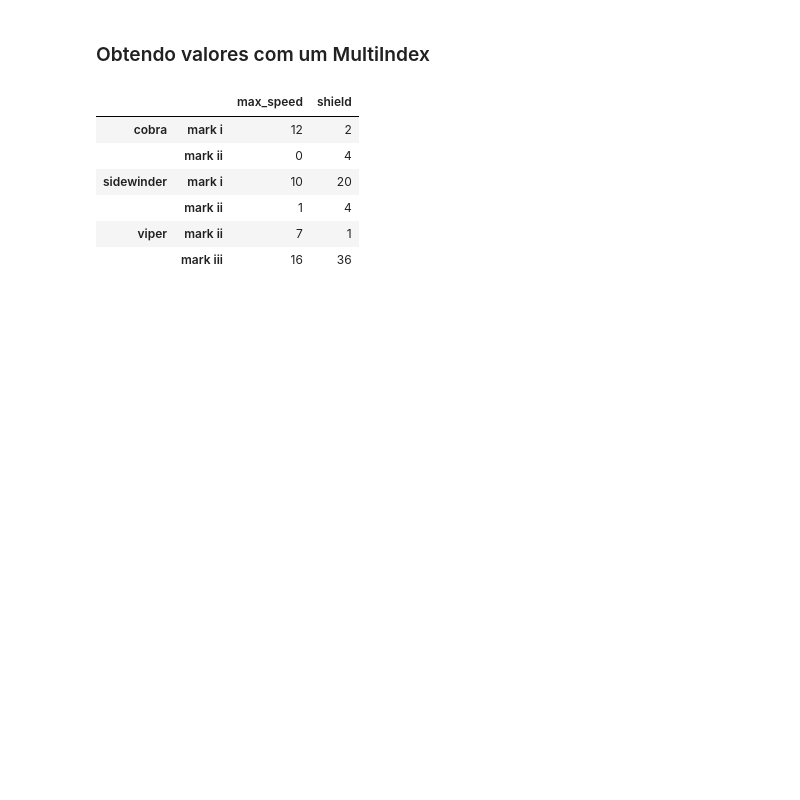
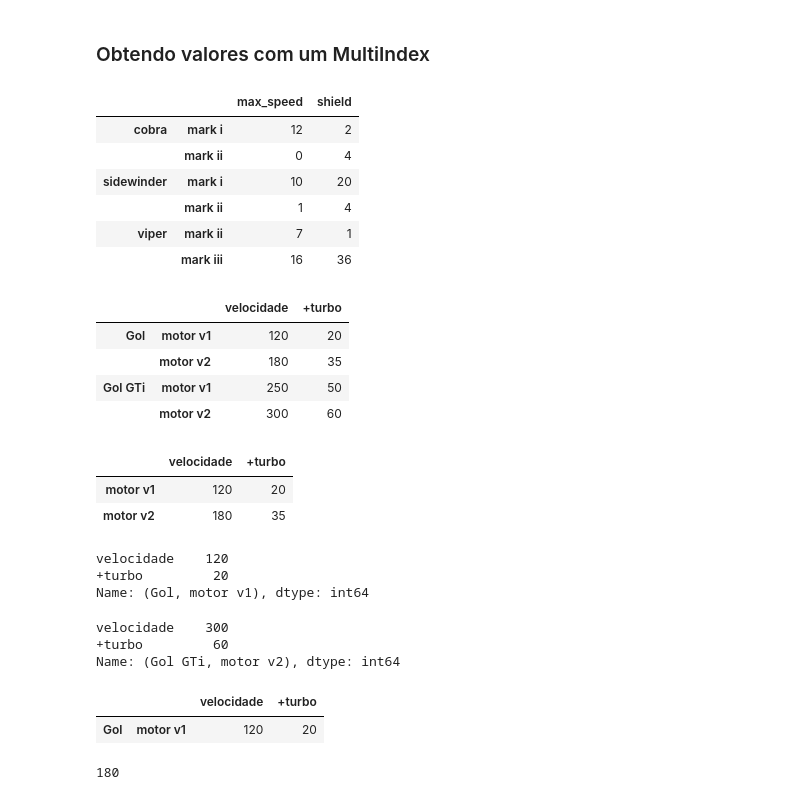
Before and after one commit to ericksonlopes/Dicas_Pandas_Linkedin, a Jupyter notebook: 07_Acessando_dados_Dataframe/acessando_dataframe.ipynb, the cells around one changed output. Saved outputs shown, nothing was run; the diff lists cells and outputs as text; code cells hidden in the pictures; blank space fills up the shorter version.

```diff
--- a/07_Acessando_dados_Dataframe/acessando_dataframe.ipynb
+++ b/07_Acessando_dados_Dataframe/acessando_dataframe.ipynb
@@ -276,3 +266,47 @@ df
 |  | mark ii | 1 | 4 |
 | viper | mark ii | 7 | 1 |
 |  | mark iii | 16 | 36 |
+# %%
+tuplas = [('Gol', 'motor v1'), ('Gol', 'motor v2'), ('Gol GTi', 'motor v1'), ('Gol GTi', 'motor v2')]
+index = pd.MultiIndex.from_tuples(tuplas)
+values = [[120, 20], [180, 35],[250, 50], [300, 60]]
+df = pd.DataFrame(values, columns=['velocidade', '+turbo'], index=index)
+df
+# %% [output]
+|  |  | velocidade | +turbo |
+| Gol | motor v1 | 120 | 20 |
+|  | motor v2 | 180 | 35 |
+| Gol GTi | motor v1 | 250 | 50 |
+|  | motor v2 | 300 | 60 |
+# %%
+# Etiqueta única. Observe que isso retorna um DataFrame com um único índice.
+df.loc['Gol']
+# %% [output]
+|  | velocidade | +turbo |
+| motor v1 | 120 | 20 |
+| motor v2 | 180 | 35 |
+# %%
+# Tupla de índice único. Observe que isso retorna uma série.
+df.loc[('Gol', 'motor v1')]
+# %% [output]
+velocidade    120
++turbo         20
+Name: (Gol, motor v1), dtype: int64
+# %%
+# Tupla de índice único. Observe que isso retorna uma série
+df.loc['Gol GTi', 'motor v2']
+# %% [output]
+velocidade    300
++turbo         60
+Name: (Gol GTi, motor v2), dtype: int64
+# %%
+# Tupla única. Observe que o uso de [[]] retorna um DataFrame.
+df.loc[[('Gol', 'motor v1')]]
+# %% [output]
+|  |  | velocidade | +turbo |
+| Gol | motor v1 | 120 | 20 |
+# %%
+# Tupla única para o índice com um único rótulo para a coluna
+df.loc[('Gol', 'motor v2'), 'velocidade']
+# %% [output]
+180
```
Also changed, not shown: parts of 2 cells of this notebook.
